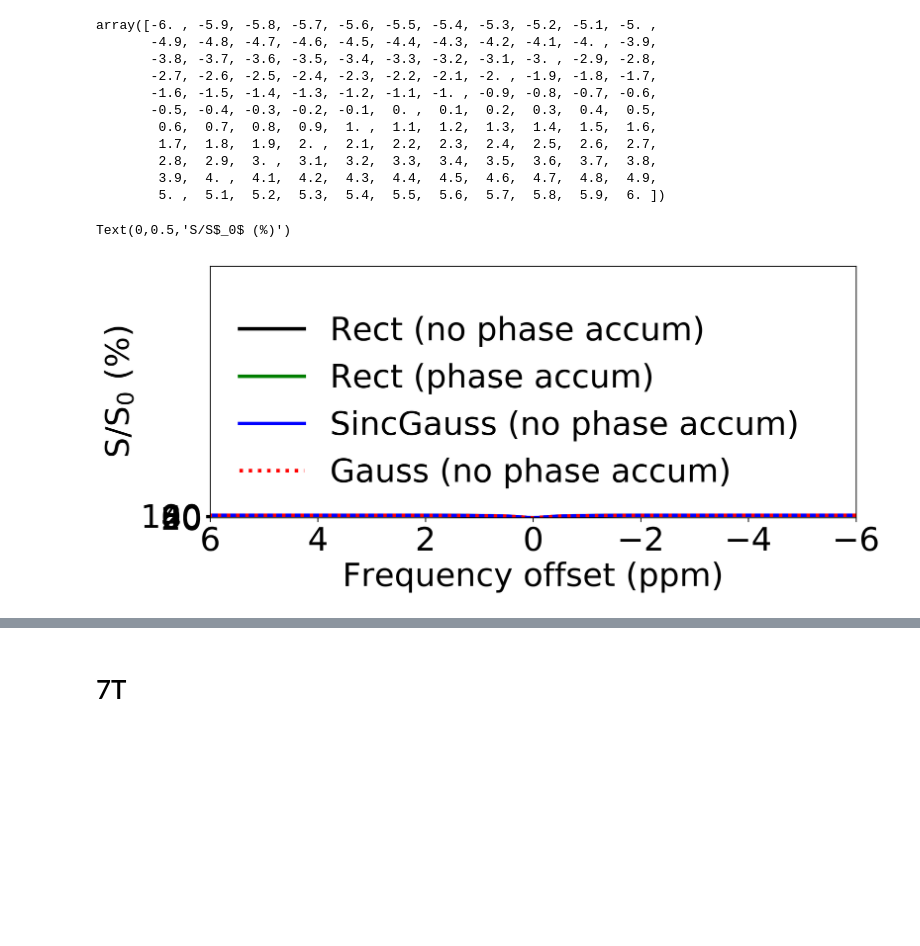
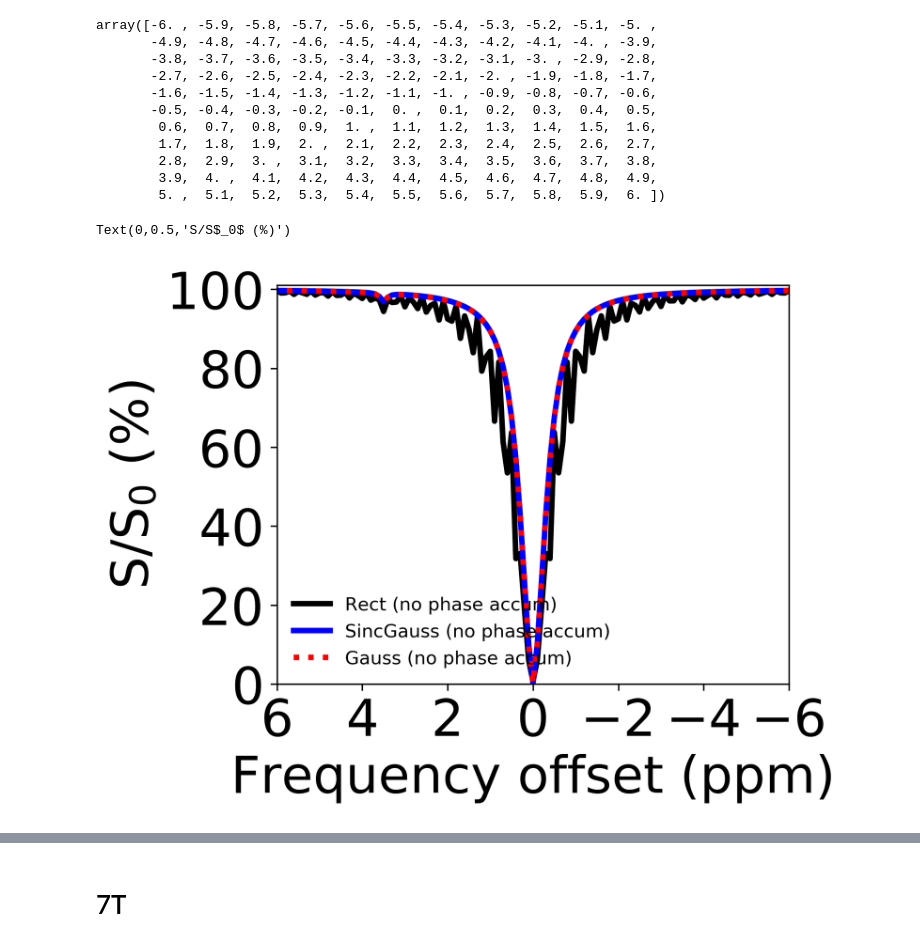
Before and after one commit to ChongxueBie/RF-labeling-techniques-in-CEST-MRI, a Jupyter notebook: py2-pulsedCEST-shapes-alpha-PTR-Figure5&6.ipynb, the cells around one changed output, grey strips where cells are left out. Drawn from its saved outputs; the diff is of its cells as text; code cells hidden in the pictures; blank space fills up the shorter version.

```diff
--- a/py2-pulsedCEST-shapes-alpha-PTR-Figure5&6.ipynb
+++ b/py2-pulsedCEST-shapes-alpha-PTR-Figure5&6.ipynb
@@ -49,34 +41,31 @@ array([-6. , -5.9, -5.8, -5.7, -5.6, -5.5, -5.4, -5.3, -5.2, -5.1, -5. ,
 # %%
 # plot data
 from matplotlib import gridspec
 from matplotlib.font_manager import FontProperties
 fontP = FontProperties()
 fontP.set_size('10')
 
 # bbox_props = dict(boxstyle="round", fc="w", ec="w", alpha=0.9)
-figure(figsize=(10,4),dpi=300)
+figure(figsize=(5,4),dpi=300)
 plot(cestFreq, matrix_Block_noPhase*100, 'k-', lw = 3, label='Rect (no phase accum)')
-plot(cestFreq, matrix_Block*100, 'g-', lw = 3, label='Rect (phase accum)')
+# plot(cestFreq, matrix_Block*100, 'g-', lw = 3, label='Rect (phase accum)')
 plot(cestFreq, matrix_sincgaussian_noPhase*100, 'b-', lw = 3, label='SincGauss (no phase accum)')
 plot(cestFreq, matrix_Gaussian_noPhase*100, 'r:',  lw = 3, label='Gauss (no phase accum)')
-
-# ax1.plot(cestFreq, matrix_sincgaussian*100, 'b-', lw = 3, label='Sinc-Gaussian')
-# ax1.plot(cestFreq, simulationMatrixCest_4*100, 'g-', lw = 3, label='CW')
 tick_params(labelsize=24)
 
 xlim(cestFreq.max(), cestFreq.min())
-ylim(0,10100)
+ylim(0,101)
 tick_params(labelsize=28)
-legend(loc='lower left',frameon=False, fontsize=28)
+legend(loc='lower left',frameon=False, fontsize=10)
 xlabel('Frequency offset (ppm)',fontsize=28)
 xticks([6, 4, 2, 0, -2, -4, -6])
 yticks([0,20,40,60,80,100])
 # xticks([5, 4, 3, 2, 1, 0, -1, -2, -3, -4, -5])
 # xlabel(u'\u0394'+u'\u03C9',fontsize=15)
 ylabel('S/S$_0$ (%)',fontsize=28)
 # %% [output]
 Text(0,0.5,'S/S$_0$ (%)')
-[figure, old version]
+[figure, new version]
 # %%
 # plot data
 from matplotlib import gridspec
```
Also changed, not shown: parts of 25 cells of this notebook.
